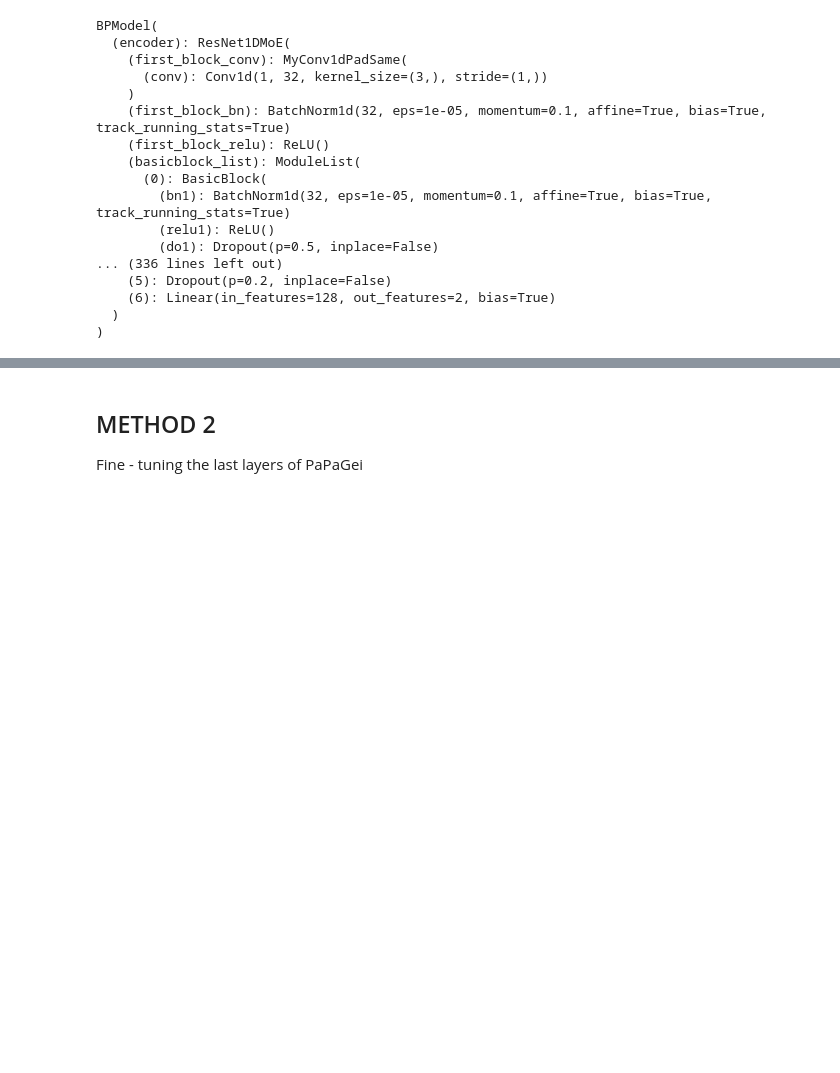
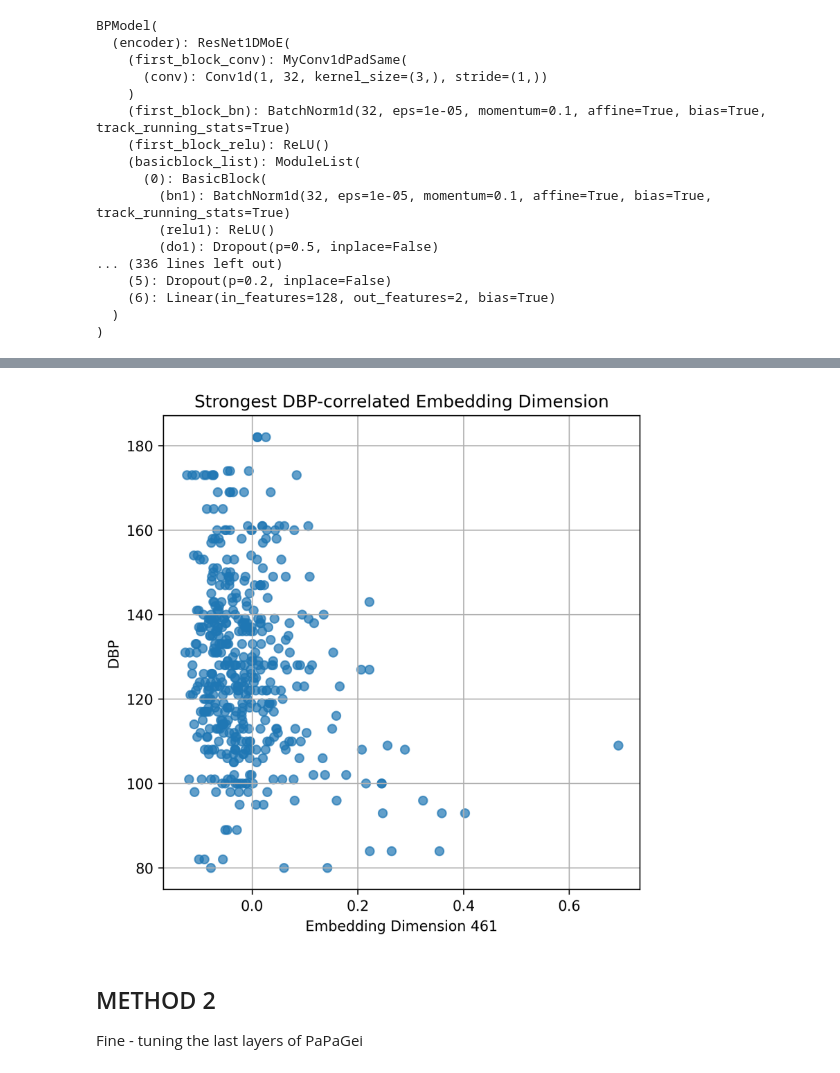
Before and after one commit to Yashvi1701/PPG-BP, a Jupyter notebook: PaPaGei/tuning_papagei.ipynb, the cells around one changed output, grey strips where cells are left out. Drawn from its saved outputs; the diff is of its cells as text; code cells hidden in the pictures; blank space fills up the shorter version.

```diff
--- a/PaPaGei/tuning_papagei.ipynb
+++ b/PaPaGei/tuning_papagei.ipynb
@@ -921,3 +1079,31 @@ display(Image("loss_curve.png"))
+# %%
+best = np.argmax(np.abs(dbp_corr))
+
+plt.figure(figsize=(6,6))
+
+plt.scatter(
+    embeddings[:, best],
+    targets[:,0],
+    alpha=0.7
+)
+
+plt.xlabel(f"Embedding Dimension {best} values for the recordings")
+plt.ylabel("DBP")
+plt.title("Strongest DBP-correlated Embedding Dimension")
+
+plt.grid(True)
+
+plt.savefig(
+    "best_dbp_dimension.png",
+    dpi=300,
+    bbox_inches="tight"
+)
+
+plt.close()
+
+display(Image("best_dbp_dimension.png"))
+# %% [output]
+[figure, added]
 # %% [markdown]
 ## METHOD 2 ##
 
```
Also changed, not shown: parts of 12 cells of this notebook, 5 other files.
